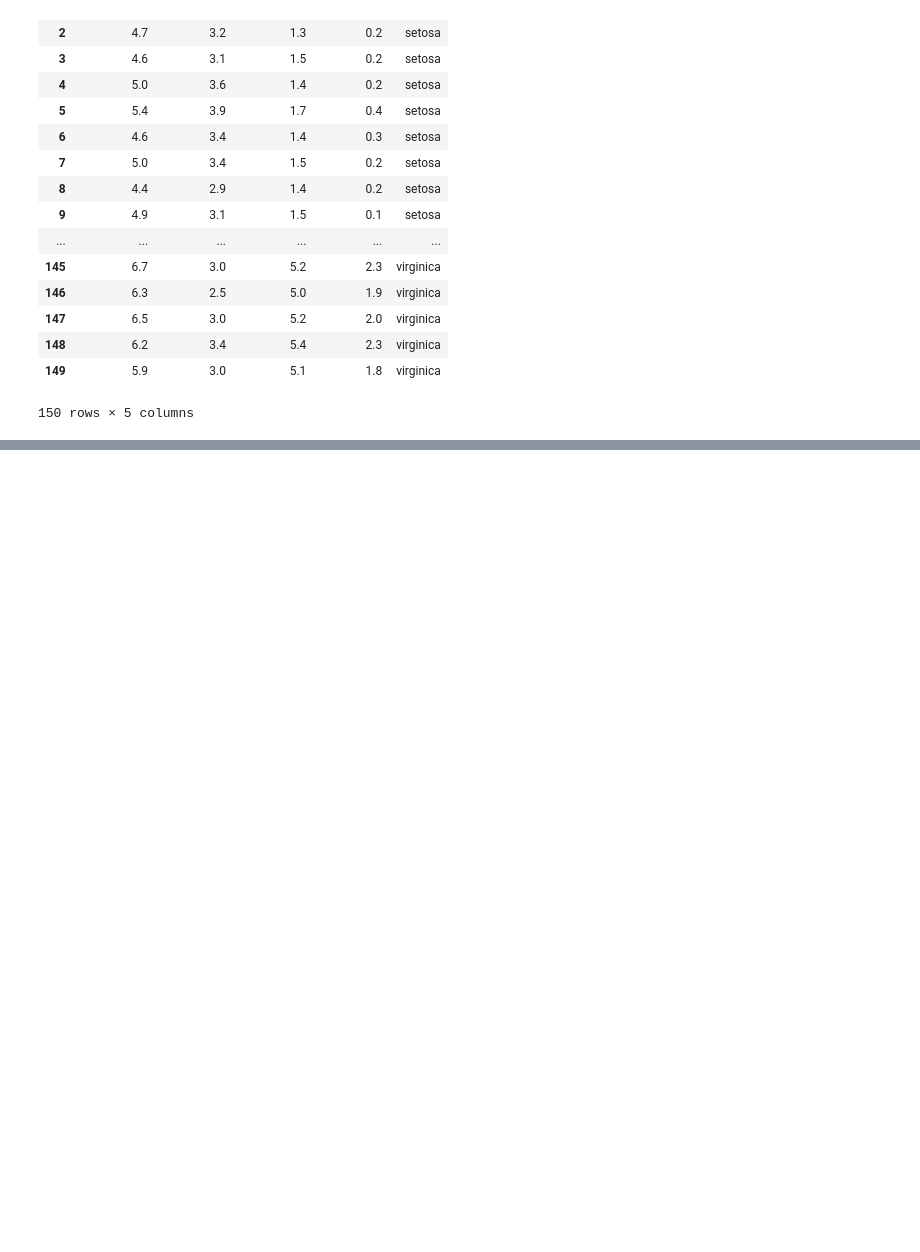
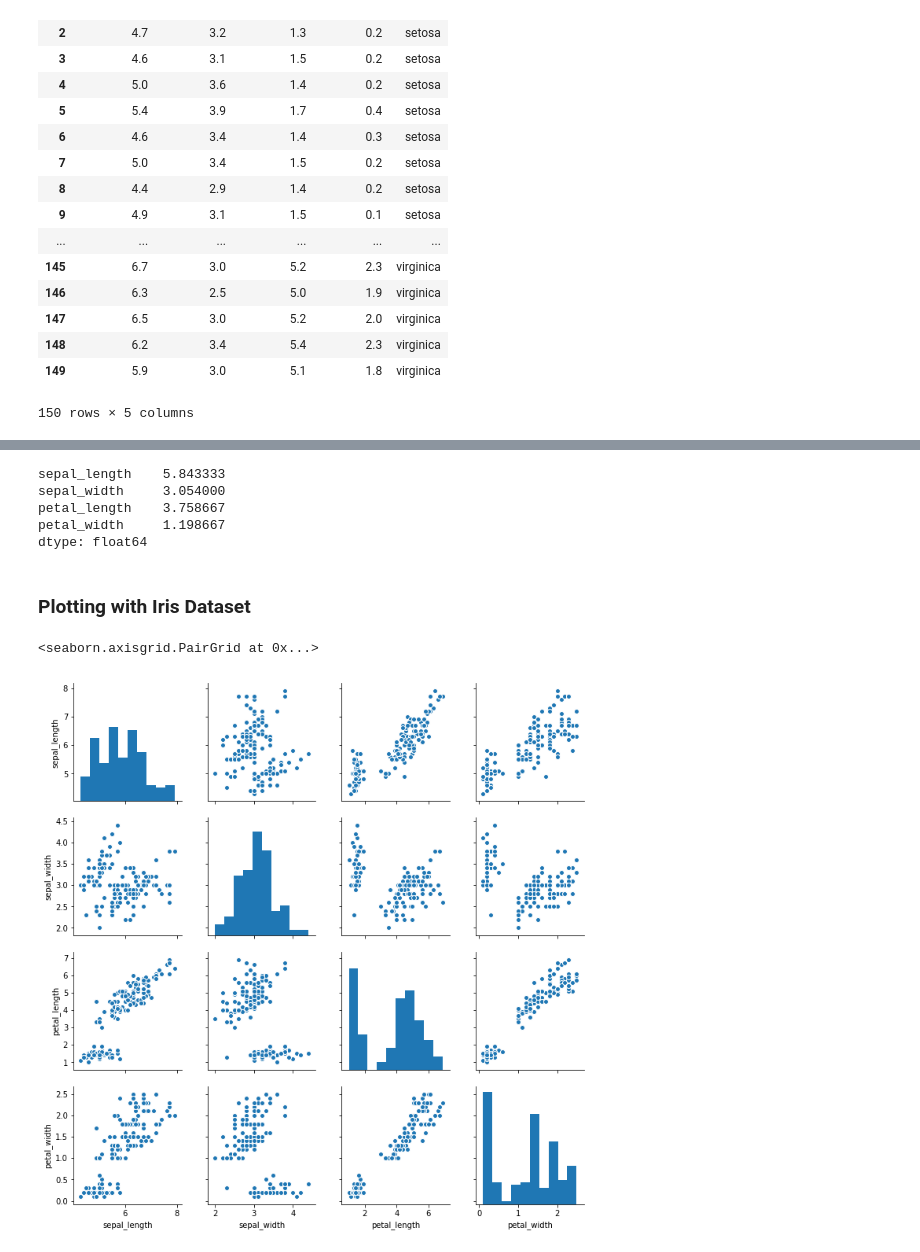
Before and after one commit to abigailCul/EmergingTechnologies, a Jupyter notebook: Iris-dataset.ipynb, the cells around one changed output, grey strips where cells are left out. Drawn from its saved outputs; the diff is of its cells as text; code cells hidden in the pictures; blank space fills up the shorter version.

Commit message:
lab iris dataset notes

```diff
--- a/Iris-dataset.ipynb
+++ b/Iris-dataset.ipynb
@@ -36,0 +195,10 @@ df
+# %%
+df.mean()# Return the mean of the values for the requested axis
+# %% [output]
+sepal_length    5.843333
+sepal_width     3.054000
+petal_length    3.758667
+petal_width     1.198667
+dtype: float64
+# %% [markdown]
+### Plotting with Iris Dataset
@@ -36,0 +207,5 @@ df
+# %%
+sns.pairplot(df)
+# %% [output]
+<seaborn.axisgrid.PairGrid at 0x...>
+[figure, added]
```
Also changed, not shown: parts of 18 cells of this notebook.
